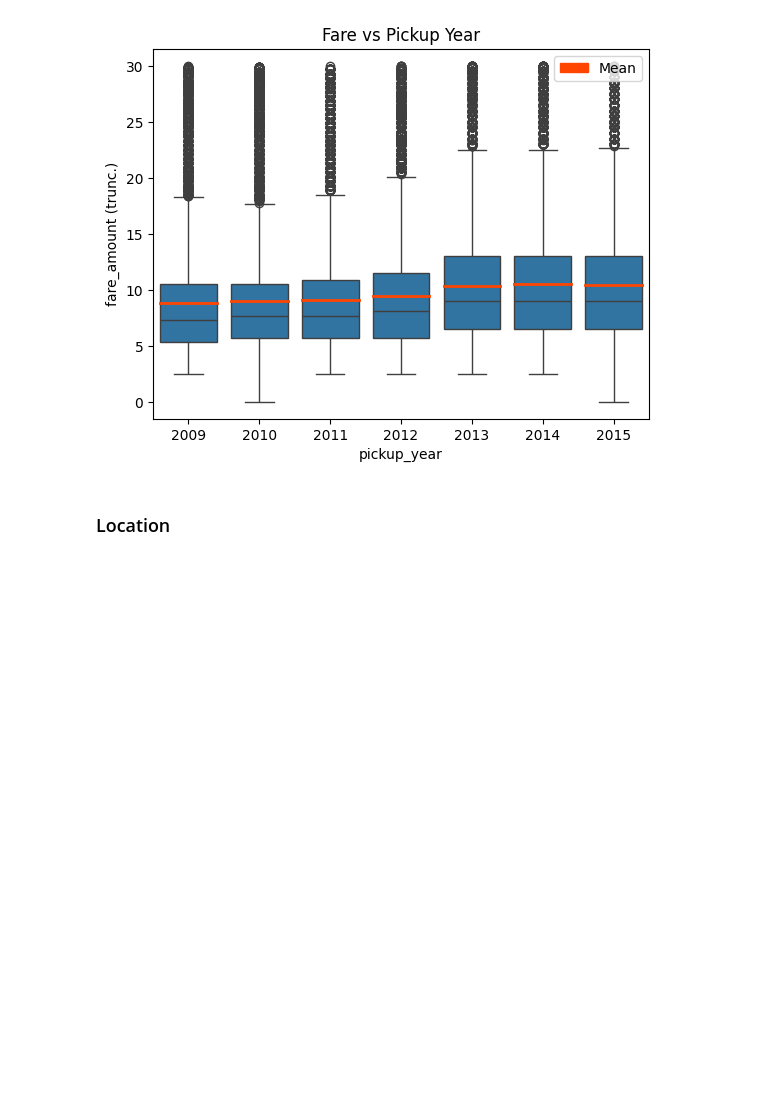
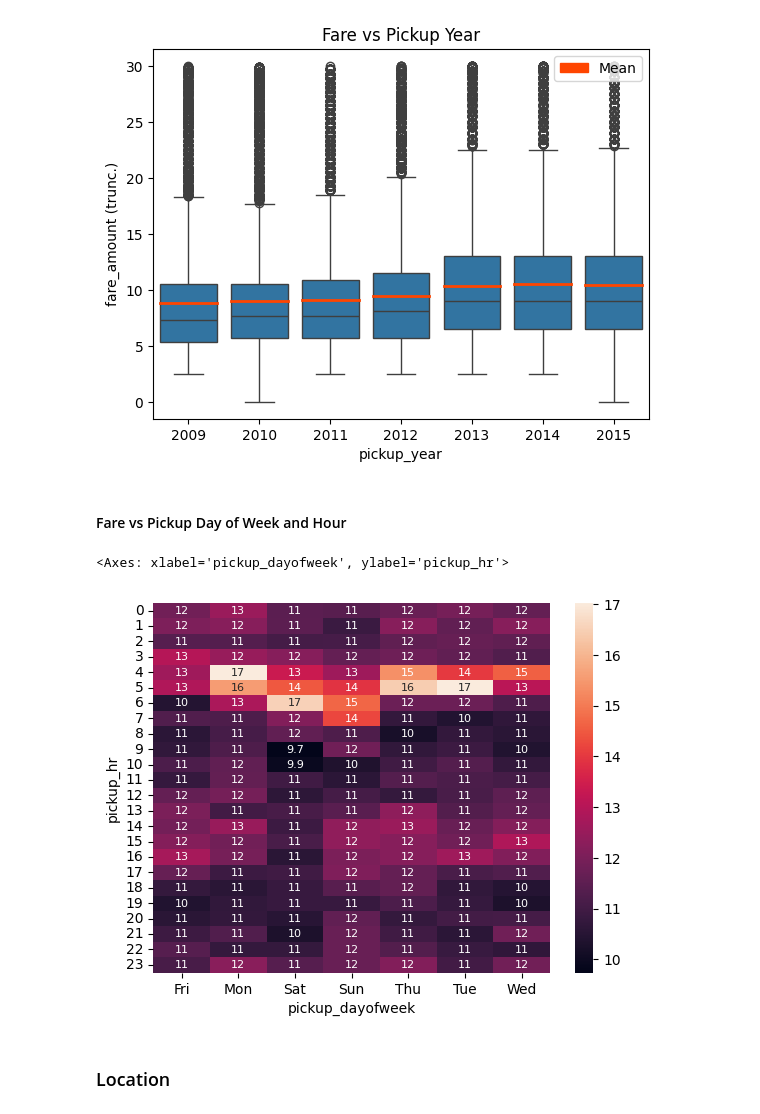
Before and after one commit to ahealion1/Data-Science-Projects, a Jupyter notebook: TaxiFarePrediction/taxi-fare-prediction.ipynb, the cells around one changed output. Saved outputs shown, nothing was run; the diff lists cells and outputs as text; code cells hidden in the pictures; blank space fills up the shorter version.

```diff
--- a/TaxiFarePrediction/taxi-fare-prediction.ipynb
+++ b/TaxiFarePrediction/taxi-fare-prediction.ipynb
@@ -428,6 +437,16 @@ plt.title('Fare vs Pickup Year')
 # %% [output]
 Text(0.5, 1.0, 'Fare vs Pickup Year')
 [figure]
+# %% [markdown]
+#### Fare vs Pickup Day of Week and Hour
+# %%
+fare_dayofweek_hr = taxi.groupby(['pickup_dayofweek', 'pickup_hr'])['fare_amount'].mean().reset_index()
+fare_dayofweek_hr = fare_dayofweek_hr.pivot(index='pickup_hr', columns='pickup_dayofweek', values='fare_amount')
+
+sns.heatmap(data=fare_dayofweek_hr, annot=True, annot_kws={'size':8})
+# %% [output]
+<Axes: xlabel='pickup_dayofweek', ylabel='pickup_hr'>
+[figure, added]
 # %% [markdown]
 ### Location
 # %%
```
Also changed, not shown: parts of 11 cells of this notebook.
